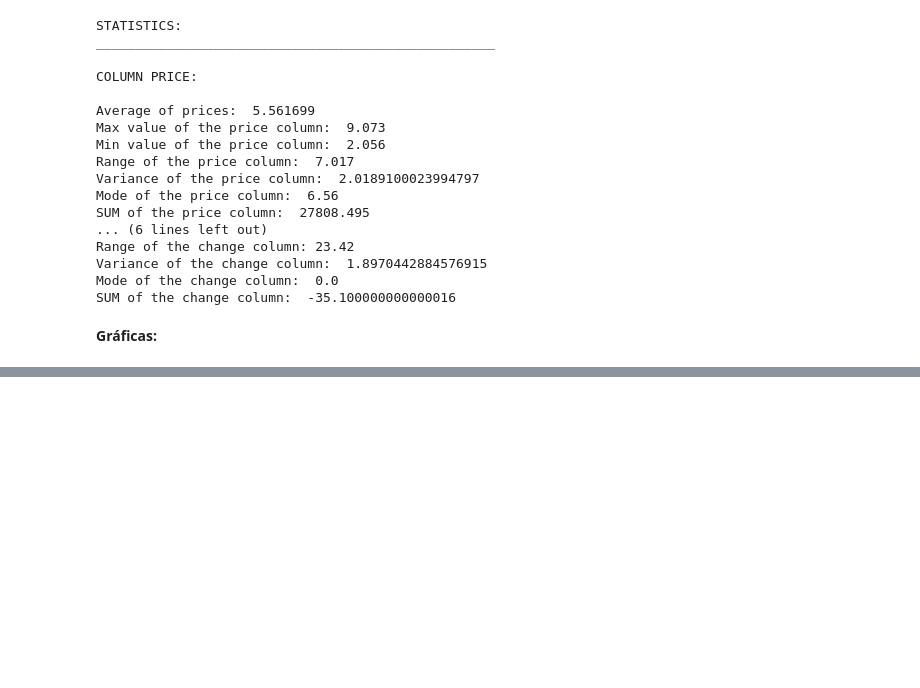
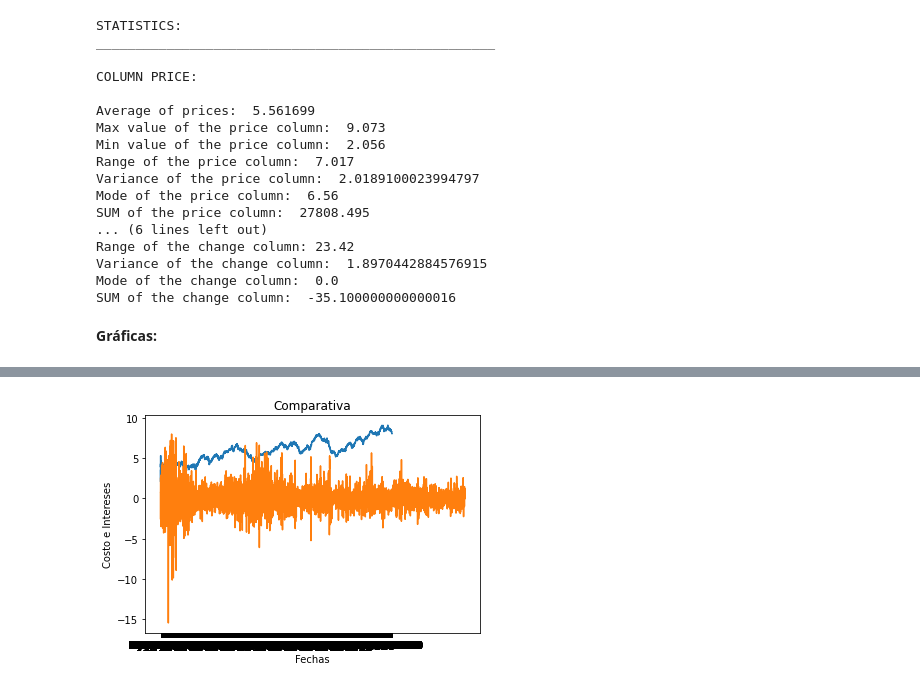
Before and after one commit to ArmandoArV/retoAnalitica, a Jupyter notebook: NOTEBOOKPROYECTO.ipynb, the cells around one changed output, grey strips where cells are left out. Drawn from its saved outputs; the diff is of its cells as text; code cells hidden in the pictures; blank space fills up the shorter version.

```diff
--- a/NOTEBOOKPROYECTO.ipynb
+++ b/NOTEBOOKPROYECTO.ipynb
@@ -142,0 +144,10 @@ plt.show()
+# %%
+
+
+plt.plot(x, y1, y2)
+plt.xlabel("Fechas")
+plt.ylabel("Costo e Intereses")
+plt.title("Comparativa")
+plt.show()
+# %% [output]
+[figure, added]
```
Also changed, not shown: parts of 2 cells of this notebook.
